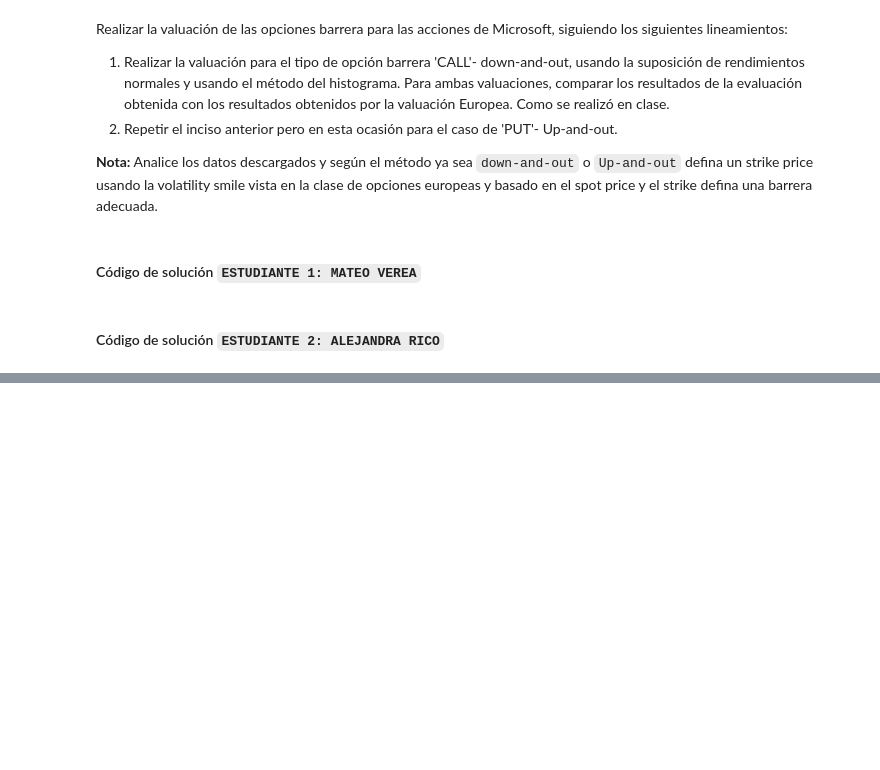
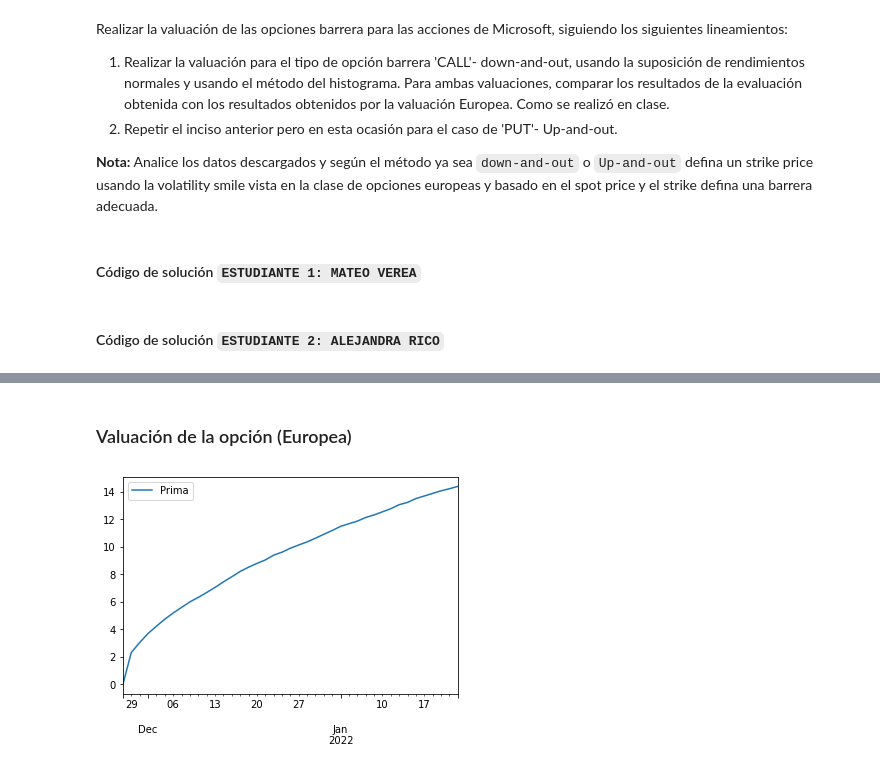
Before and after one commit to Mateoverea/Tarea10_MVerea_ARico, a Jupyter notebook: Tarea10_MVerea_ARico.ipynb, the cells around one changed output, grey strips where cells are left out. Drawn from its saved outputs; the diff is of its cells as text; code cells hidden in the pictures; blank space fills up the shorter version.

```diff
--- a/Tarea10_MVerea_ARico.ipynb
+++ b/Tarea10_MVerea_ARico.ipynb
@@ -51,0 +172,5 @@ pd.set_option('precision', 3)
+# %%
+mu = ret_msft.mean()
+sigma = ret_msft.std()
+r = 0.0021/360
+mu, sigma, r
@@ -51,0 +183,19 @@ pd.set_option('precision', 3)
+# %%
+from datetime import date
+# Datos de la opción y del día de actual
+today = pd.Timestamp(date.today())
+expiry = '2022-01-21'
+
+# Fechas desde el día de hoy hasta la fecha de cierre del contrato (considerando unicamente los días hábiles)
+dates = pd.date_range(start=today, end=expiry, freq='B')
+
+# Cantidad de escenarios a simular para el método de montecarlo
+ndays = len(dates)
+nscen = 10000
+
+K = 340
+S0 = 337.68
+sim_ret = pd.DataFrame(0.017*np.random.randn(ndays,nscen)+r,index=dates)
+sim_closes = 337.68*np.exp(sim_ret.cumsum())
+sim_closes.iloc[0,:] = S0
+sim_closes
@@ -51,0 +216,8 @@ pd.set_option('precision', 3)
+# %% [markdown]
+### Valuación de la opción (Europea)
+# %%
+strike = K
+call = pd.DataFrame({'Prima':np.exp(-r*ndays)*np.fmax(sim_closes - strike, 0).mean(axis=1)}, index=dates)
+call.plot();
+# %% [output]
+[figure, added]
```
Also changed, not shown: parts of 26 cells of this notebook, 2 other files.
